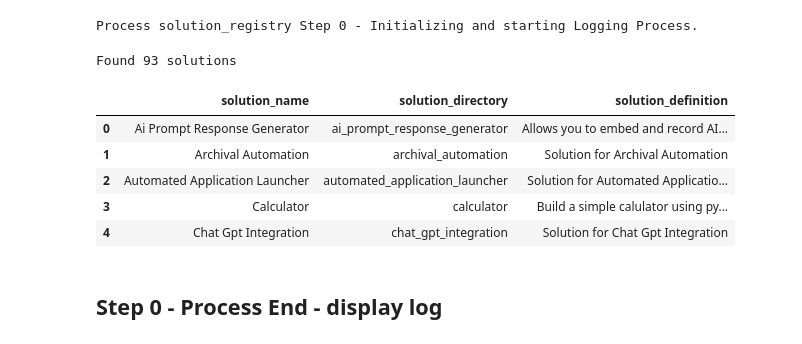
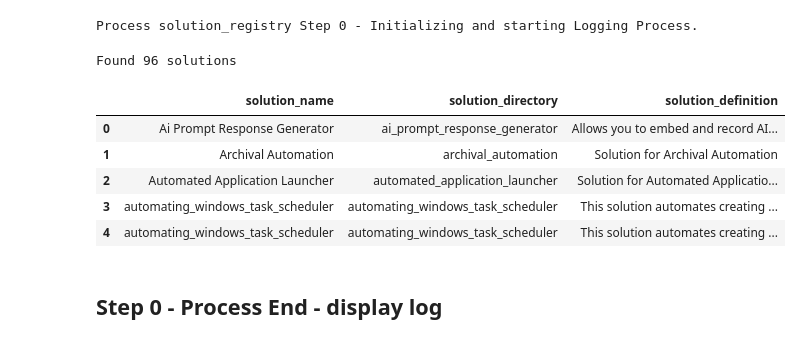
Before and after one commit to JoeEberle/solution_registry, a Jupyter notebook: solution_registry.ipynb, the cells around one changed output. Drawn from its saved outputs; the diff is of its cells as text; code cells hidden in the pictures.

Commit message:
Automated 2024-04-08 commit

```diff
--- a/solution_registry.ipynb
+++ b/solution_registry.ipynb
@@ -48,17 +48,17 @@ Process solution_registry Step 0 - Initializing and starting Logging Process.
 # %%
 full_path_to_registry_filename = "C://users//josep//solution_registry//solution_registry.xlsx"
 df_solution_registry = pd.read_excel(full_path_to_registry_filename, index_col=None)
-df_solution_registry = df_solution_registry.sort_values(by='solution_name')
+df_solution_registry = df_solution_registry.sort_values(by='solution_directory')
 print(f"Found {df_solution_registry.shape[0]} solutions")
 df_solution_registry.head()
 # %% [output]
-Found 93 solutions
+Found 96 solutions
 |  | solution_name | solution_directory | solution_definition |
 | 0 | Ai Prompt Response Generator | ai_prompt_response_generator | Allows you to embed and record AI... |
 | 1 | Archival Automation | archival_automation | Solution for Archival Automation |
 | 2 | Automated Application Launcher | automated_application_launcher | Solution for Automated Applicatio... |
-| 3 | Calculator | calculator | Build a simple calulator using py... |
-| 4 | Chat Gpt Integration | chat_gpt_integration | Solution for Chat Gpt Integration |
+| 3 | automating_windows_task_scheduler | automating_windows_task_scheduler | This solution automates creating ... |
+| 4 | automating_windows_task_scheduler | automating_windows_task_scheduler | This solution automates creating ... |
 # %%
 df_solution_registry.to_excel(full_path_to_registry_filename, index=False)
 # %% [markdown]
```
Also changed, not shown: parts of 2 cells of this notebook, 3 other files.
